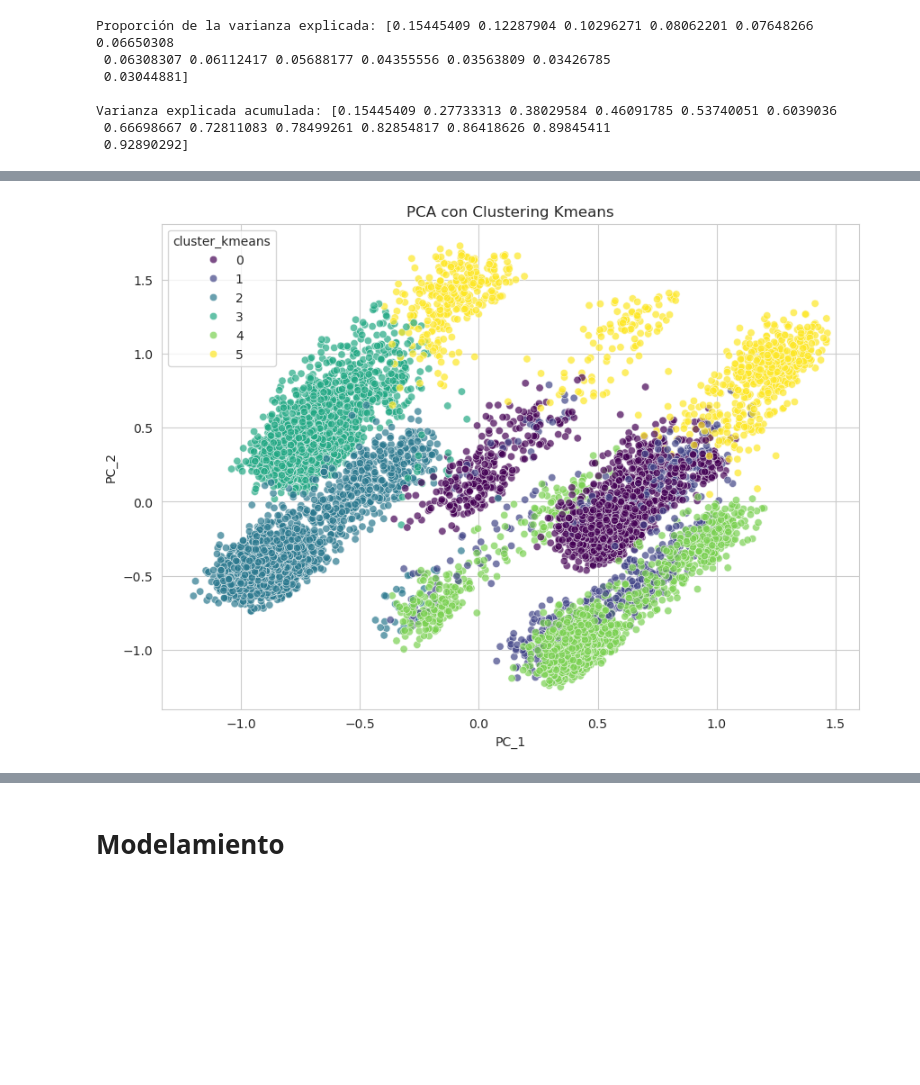
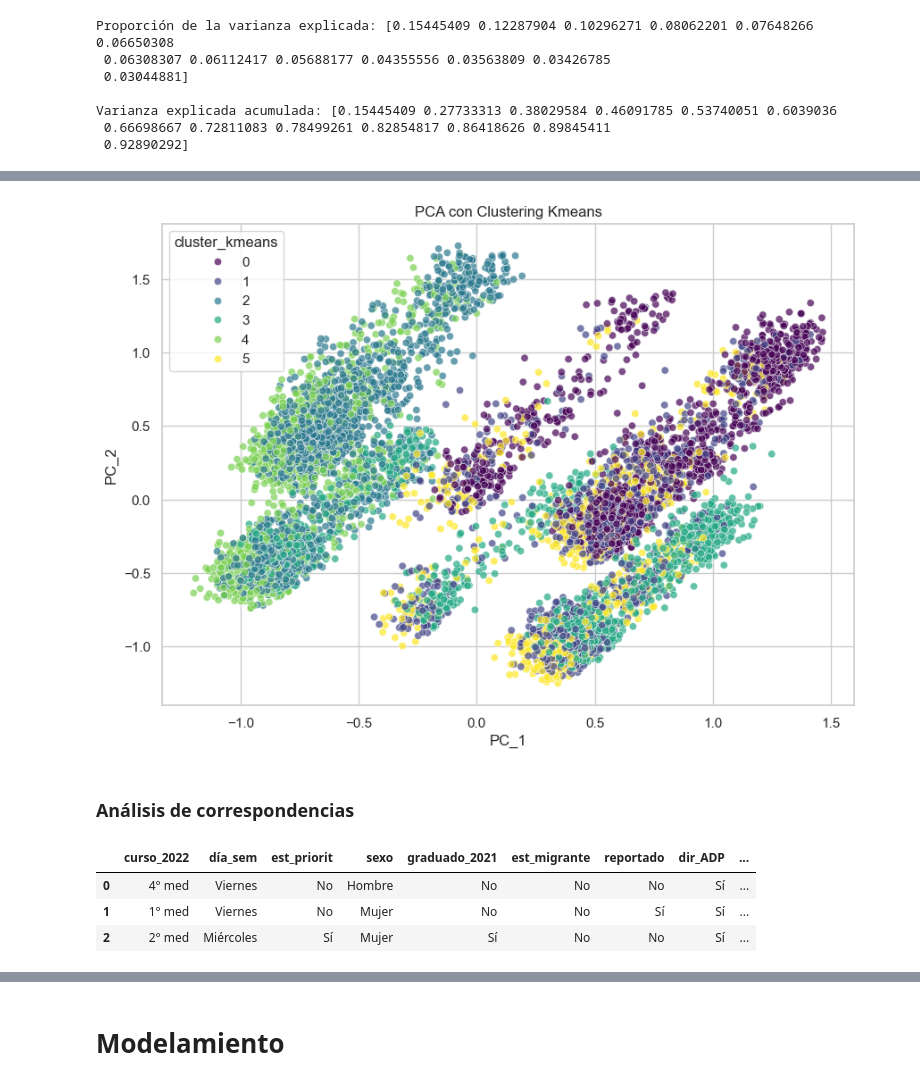
Before and after one commit to Luiandmont/IN5244-1_ciencia-de-datos, a Jupyter notebook: Research/SET4.ipynb, the cells around one changed output, grey strips where cells are left out. Drawn from its saved outputs; the diff is of its cells as text; code cells hidden in the pictures; blank space fills up the shorter version.

```diff
--- a/Research/SET4.ipynb
+++ b/Research/SET4.ipynb
@@ -576,0 +578,6 @@ loadings2
+# %%
+# Para el clustering descriptivo se utilizará un dataset preprocesado con variables "limpias" (casestudy_dropout_clean.csv).
+# Importación dataset de trabajo para realizar el clustering descriptivo
+
+dfc = pd.read_csv('../data/casestudy_dropout_clean.csv')
+dfc.head()
@@ -577,3 +591,34 @@ loadings2
+# %%
+# Con pd.get_dummies() se convierten las variables nivel_enseñanza2 y niv_rend en variables dummies
+
+dfc = pd.get_dummies(dfc, columns=['nivel_enseñanza2', 'niv_rend','DayOfWeekDroppedOut'], dtype=int)
+dfc.drop(columns=['nivel_enseñanza'], inplace=True)
+
+
+# Separar vector objetivo del dataset
+
+y = dfc['EnrolledByAug312022']
+dfc.drop(columns=['EnrolledByAug312022', 'DroppedOutMay30Before'],inplace=True)
+
+
+# Label encoder para las variables nivel_enseñanza, periodo_abandono, asistencia_2021
+
+from sklearn.preprocessing import LabelEncoder
+
+le = LabelEncoder()
+
+#dfc['nivel_enseñanza'] = le.fit_transform(dfc['nivel_enseñanza'])
+dfc['periodo_abandono'] = le.fit_transform(dfc['periodo_abandono'])
+dfc['asistencia_2021'] = le.fit_transform(dfc['asistencia_2021'])
+
+
+# Escalamiento de las variables con MinMaxScaler
+
+from sklearn.preprocessing import MinMaxScaler
+
+scaler = MinMaxScaler()
+
+df_scaled = pd.DataFrame(scaler.fit_transform(dfc), columns=dfc.columns)
 # %%
 # Método del codo con inertia
 from sklearn.cluster import KMeans
@@ -596,5 +641,5 @@ plt.show()
 # %%
-kmeans = KMeans(n_clusters=6, random_state=20).fit(df1_scaled)
-df['cluster_kmeans'] = kmeans.labels_ # Se agrega el cluster perteneciente como feature
-df['cluster_kmeans'].value_counts()
+kmeans = KMeans(n_clusters=6, random_state=20).fit(df_scaled)
+dfc['cluster_kmeans'] = kmeans.labels_ # Se agrega el cluster perteneciente como feature
+dfc['cluster_kmeans'].value_counts()
 # %% [output]
@@ -631,10 +692,12 @@ tabla_clusters
 # %%
 plt.figure(figsize=(10, 7))
 
-sns.scatterplot(data=pca_result, x='PC_1', y='PC_2', hue=df['cluster_kmeans'], palette='viridis', alpha=0.7)
+sns.scatterplot(data=pca_result, x='PC_1', y='PC_2', hue=dfc['cluster_kmeans'], palette='viridis', alpha=0.7)
 plt.xlabel('PC_1')
 plt.ylabel('PC_2')
 plt.title('PCA con Clustering Kmeans')
 plt.show()
 # %% [output]
-[figure, old version]
+[figure, new version]
+# %% [markdown]
+### Análisis de correspondencias
@@ -640,0 +709,7 @@ plt.show()
+# %%
+df_cat.head(3)
+# %% [output]
+|  | curso_2022 | día_sem | est_priorit | sexo | graduado_2021 | est_migrante | reportado | dir_ADP | ... |
+| 0 | 4° med | Viernes | No | Hombre | No | No | No | Sí | ... |
+| 1 | 1° med | Viernes | No | Mujer | No | No | Sí | Sí | ... |
+| 2 | 2° med | Miércoles | Sí | Mujer | Sí | No | No | Sí | ... |
```
Also changed, not shown: parts of 54 cells of this notebook.
